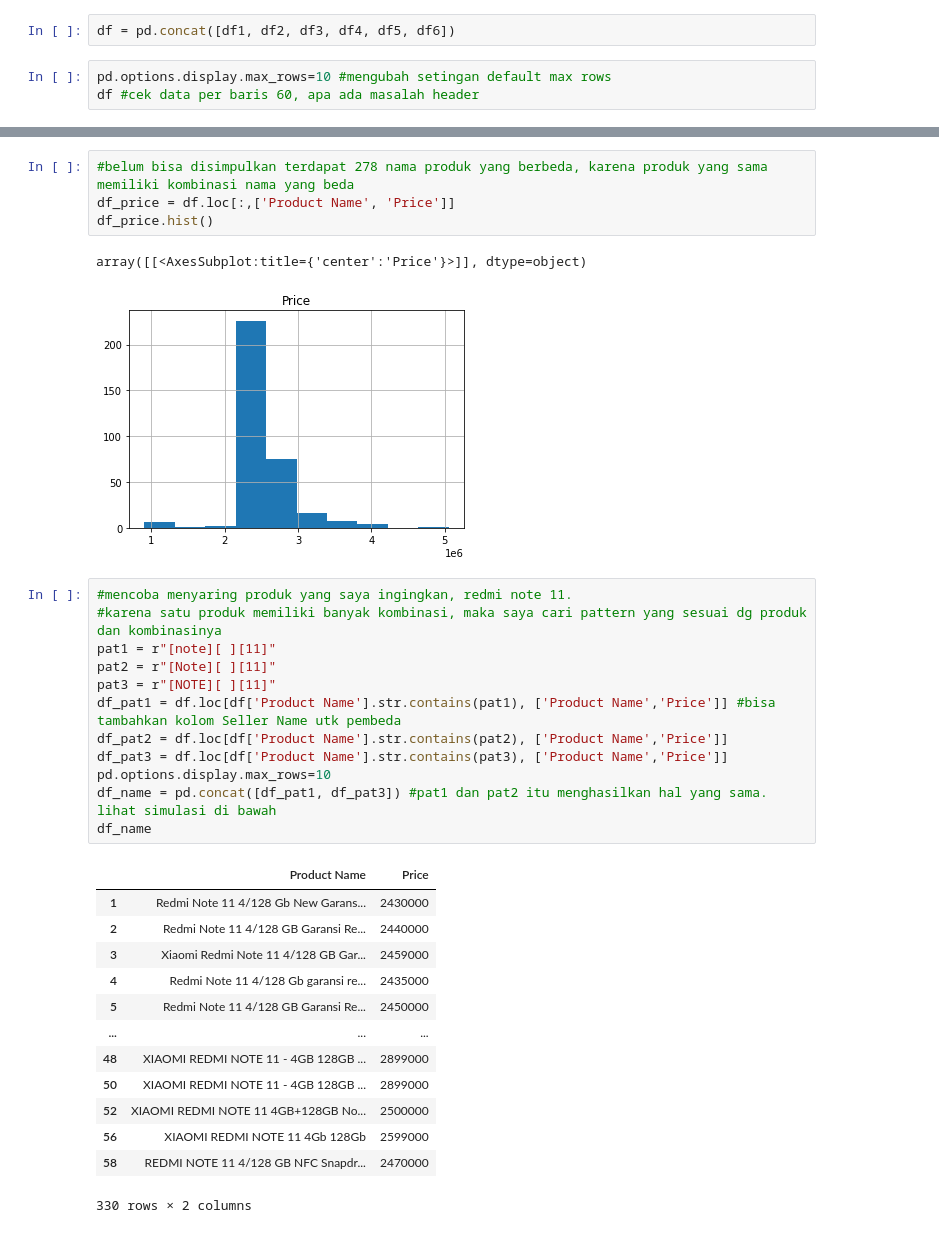
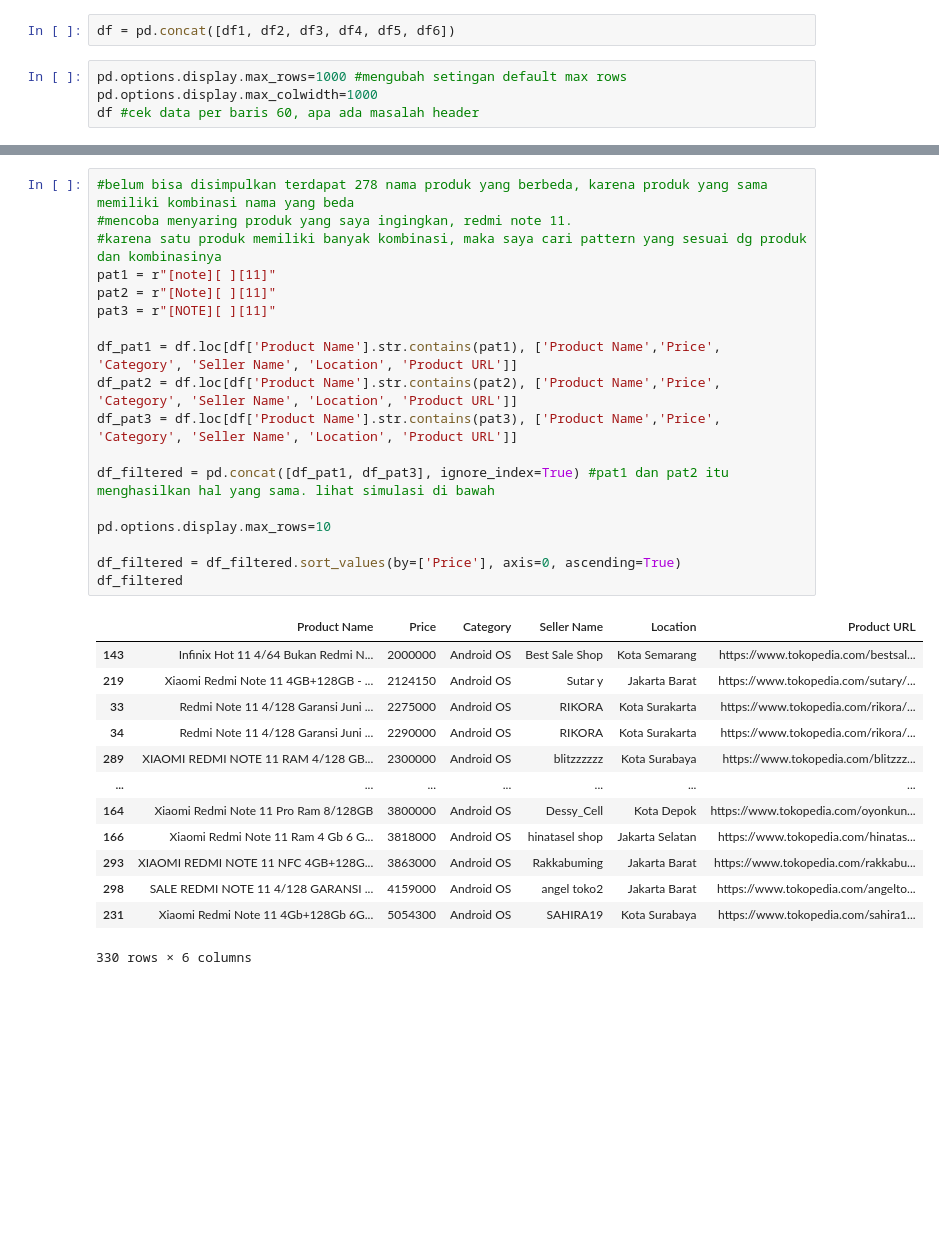
Before and after one commit to prasetyatf/EDA_RedmiNote11_tokped, a Jupyter notebook: analisis-renote11-4gb.ipynb, the cells around one changed output, grey strips where cells are left out. Saved outputs shown, nothing was run; the diff lists cells and outputs as text; blank space fills up the shorter version.

```diff
--- a/analisis-renote11-4gb.ipynb
+++ b/analisis-renote11-4gb.ipynb
@@ -10,7 +10,8 @@ df6 = pd.read_csv("D:\Data Scrape Renote11\dataset-renot11\enam.csv")
 # %%
 df = pd.concat([df1, df2, df3, df4, df5, df6])
 # %%
-pd.options.display.max_rows=10 #mengubah setingan default max rows
+pd.options.display.max_rows=1000 #mengubah setingan default max rows
+pd.options.display.max_colwidth=1000
 df #cek data per baris 60, apa ada masalah header
 # %% [output]
 |  | # | Product Name | Product URL | Price | Category | Reviews | Sold | Views | Rating | ... |
@@ -35,36 +91,35 @@ df_name.describe() #sepertinya ada produk lain selain xiaomi redmi note 11
 | unique | 278 |
 | top | Xiaomi Redmi Note 11 4/128 GB Gar... |
 | freq | 11 |
-# %%
-#belum bisa disimpulkan terdapat 278 nama produk yang berbeda, karena produk yang sama memiliki kombinasi nama yang beda
-df_price = df.loc[:,['Product Name', 'Price']]
-df_price.hist()
-# %% [output]
-array([[<AxesSubplot:title={'center':'Price'}>]], dtype=object)
-[figure, removed]
 # %%
+#belum bisa disimpulkan terdapat 278 nama produk yang berbeda, karena produk yang sama memiliki kombinasi nama yang beda
 #mencoba menyaring produk yang saya ingingkan, redmi note 11.
 #karena satu produk memiliki banyak kombinasi, maka saya cari pattern yang sesuai dg produk dan kombinasinya
 pat1 = r"[note][ ][11]"
 pat2 = r"[Note][ ][11]"
 pat3 = r"[NOTE][ ][11]"
-df_pat1 = df.loc[df['Product Name'].str.contains(pat1), ['Product Name','Price']] #bisa tambahkan kolom Seller Name utk pembeda
-df_pat2 = df.loc[df['Product Name'].str.contains(pat2), ['Product Name','Price']]
-df_pat3 = df.loc[df['Product Name'].str.contains(pat3), ['Product Name','Price']]
+
+df_pat1 = df.loc[df['Product Name'].str.contains(pat1), ['Product Name','Price', 'Category', 'Seller Name', 'Location', 'Product URL']]
+df_pat2 = df.loc[df['Product Name'].str.contains(pat2), ['Product Name','Price', 'Category', 'Seller Name', 'Location', 'Product URL']]
+df_pat3 = df.loc[df['Product Name'].str.contains(pat3), ['Product Name','Price', 'Category', 'Seller Name', 'Location', 'Product URL']]
+
+df_filtered = pd.concat([df_pat1, df_pat3], ignore_index=True) #pat1 dan pat2 itu menghasilkan hal yang sama. lihat simulasi di bawah
+
 pd.options.display.max_rows=10
-df_name = pd.concat([df_pat1, df_pat3]) #pat1 dan pat2 itu menghasilkan hal yang sama. lihat simulasi di bawah
-df_name
+
+df_filtered = df_filtered.sort_values(by=['Price'], axis=0, ascending=True)
+df_filtered
 # %% [output]
-|  | Product Name | Price |
-| 1 | Redmi Note 11 4/128 Gb New Garans... | 2430000 |
-| 2 | Redmi Note 11 4/128 GB Garansi Re... | 2440000 |
-| 3 | Xiaomi Redmi Note 11 4/128 GB Gar... | 2459000 |
-| 4 | Redmi Note 11 4/128 Gb garansi re... | 2435000 |
-| 5 | Redmi Note 11 4/128 GB Garansi Re... | 2450000 |
-| ... | ... | ... |
-| 48 | XIAOMI REDMI NOTE 11 - 4GB 128GB ... | 2899000 |
-| 50 | XIAOMI REDMI NOTE 11 - 4GB 128GB ... | 2899000 |
-| 52 | XIAOMI REDMI NOTE 11 4GB+128GB No... | 2500000 |
-| 56 | XIAOMI REDMI NOTE 11 4Gb 128Gb | 2599000 |
-| 58 | REDMI NOTE 11 4/128 GB NFC Snapdr... | 2470000 |
+|  | Product Name | Price | Category | Seller Name | Location | Product URL |
+| 143 | Infinix Hot 11 4/64 Bukan Redmi N... | 2000000 | Android OS | Best Sale Shop | Kota Semarang | https://www.tokopedia.com/bestsal... |
+| 219 | Xiaomi Redmi Note 11 4GB+128GB - ... | 2124150 | Android OS | Sutar y | Jakarta Barat | https://www.tokopedia.com/sutary/... |
+| 33 | Redmi Note 11 4/128 Garansi Juni ... | 2275000 | Android OS | RIKORA | Kota Surakarta | https://www.tokopedia.com/rikora/... |
+| 34 | Redmi Note 11 4/128 Garansi Juni ... | 2290000 | Android OS | RIKORA | Kota Surakarta | https://www.tokopedia.com/rikora/... |
+| 289 | XIAOMI REDMI NOTE 11 RAM 4/128 GB... | 2300000 | Android OS | blitzzzzzz | Kota Surabaya | https://www.tokopedia.com/blitzzz... |
+| ... | ... | ... | ... | ... | ... | ... |
+| 164 | Xiaomi Redmi Note 11 Pro Ram 8/128GB | 3800000 | Android OS | Dessy_Cell | Kota Depok | https://www.tokopedia.com/oyonkun... |
+| 166 | Xiaomi Redmi Note 11 Ram 4 Gb 6 G... | 3818000 | Android OS | hinatasel shop | Jakarta Selatan | https://www.tokopedia.com/hinatas... |
+| 293 | XIAOMI REDMI NOTE 11 NFC 4GB+128G... | 3863000 | Android OS | Rakkabuming | Jakarta Barat | https://www.tokopedia.com/rakkabu... |
+| 298 | SALE REDMI NOTE 11 4/128 GARANSI ... | 4159000 | Android OS | angel toko2 | Jakarta Barat | https://www.tokopedia.com/angelto... |
+| 231 | Xiaomi Redmi Note 11 4Gb+128Gb 6G... | 5054300 | Android OS | SAHIRA19 | Kota Surabaya | https://www.tokopedia.com/sahira1... |
-330 rows × 2 columns
+330 rows × 6 columns
```
Also changed, not shown: parts of 15 cells of this notebook.
